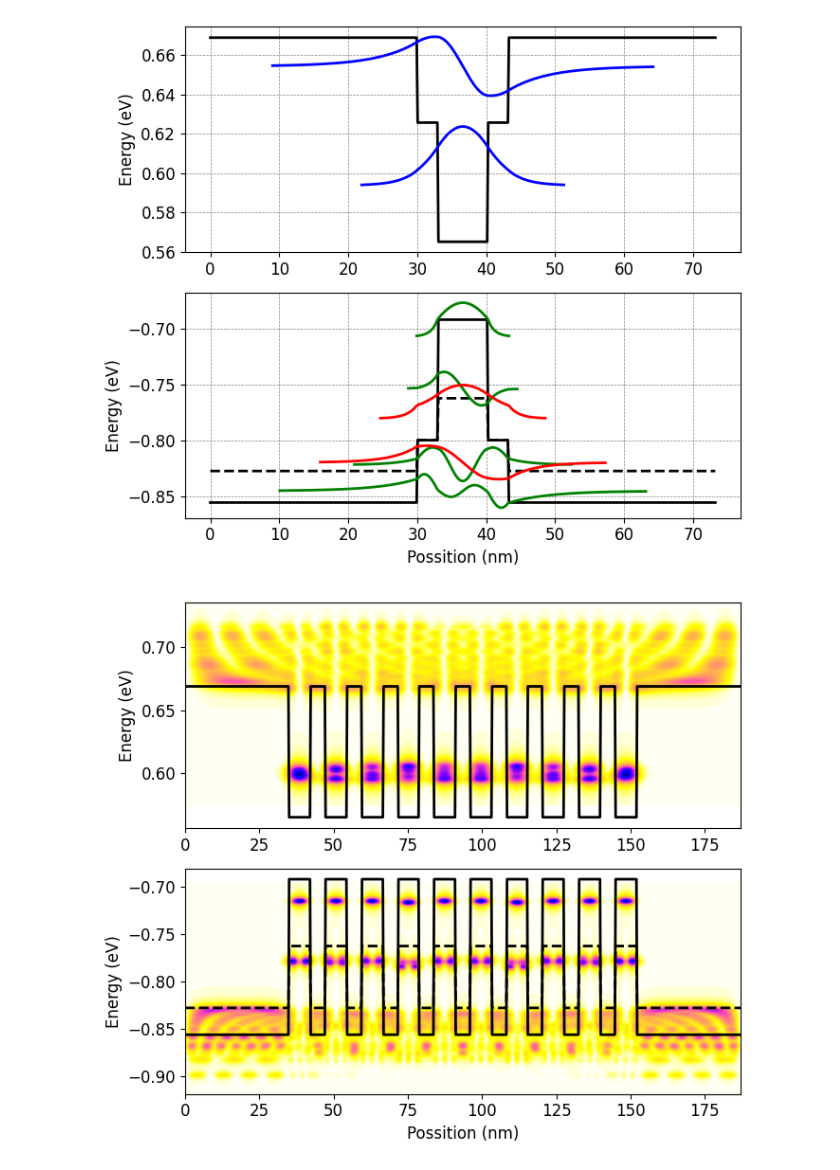
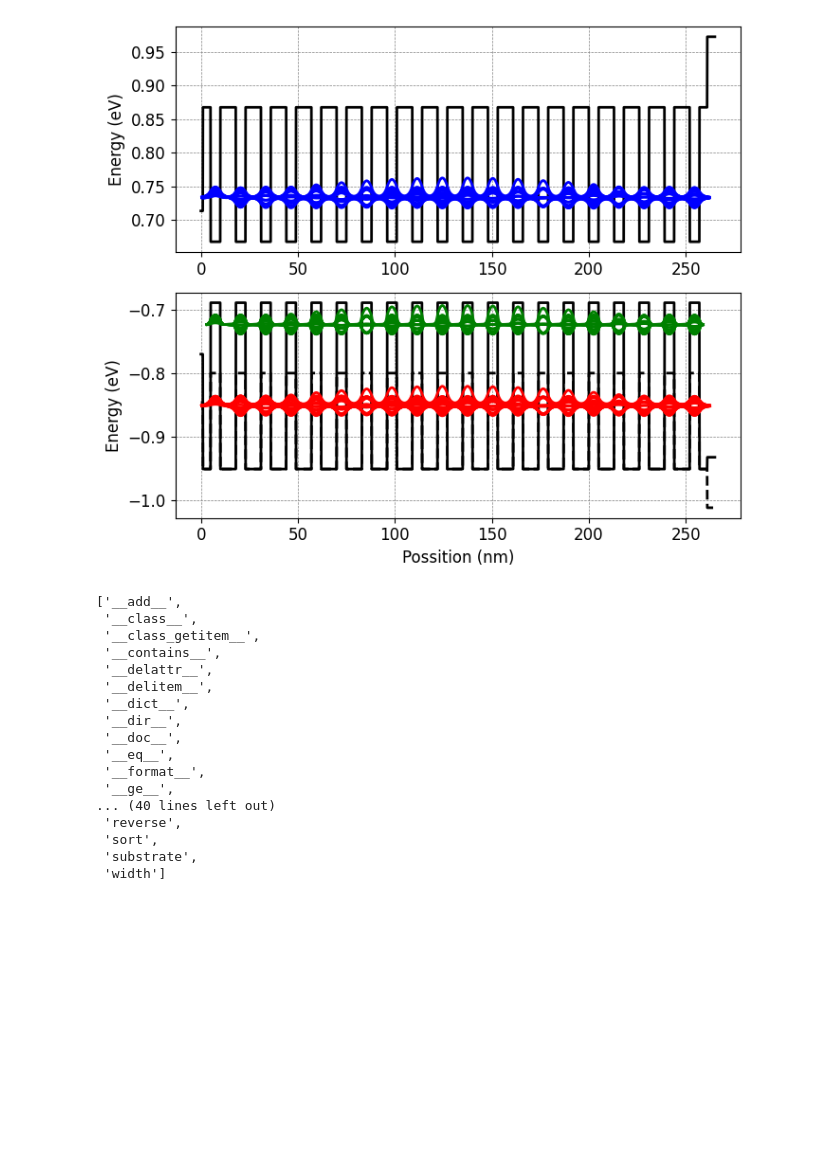
Before and after one commit to mikayla-eckelcifrese/EEE_434_functions, a Jupyter notebook: Semiconductor-Project/Solcore_material.ipynb, the cells around one changed output. Saved outputs shown, nothing was run; the diff lists cells and outputs as text; code cells hidden in the pictures; blank space fills up the shorter version.

```diff
--- a/Semiconductor-Project/Solcore_material.ipynb
+++ b/Semiconductor-Project/Solcore_material.ipynb
@@ -4,35 +4,21 @@ from solcore.structure import Layer, Structure
 import solcore.quantum_mechanics as QM
 
 # First we create the materials we need
-bulk = material("GaAsP")(T=293, strained=True)
-barrier = material("GaAs")(T=293, P=0.1, strained=True)
-bottom = material("AlGaAs")(T=293, Strained = True)
+top = material("GaAs")(T=293, strained = False)
+barrier = material("GaAsP")(T=293, P = 0.32, strained = False)
+well = material("GaInAs")(T=293, In = 0.11, strained = False)
+bottom = material("AlGaAs")(T=293, Al = 0.3, Strained = False) #doesn't recognize name pf compound
 
 # As well as some of the layers
-top_layer = Layer(width=si("1um"), material=barrier)
-inter = Layer(width=si("4um"), material=bulk)
-#barrier_layer = Layer(width=si("5nm"), material=barrier)
-bottom_layer = Layer(width=si("4um"))
+top_layer = Layer(width=si("10nm"), material=top)
+barrier_layer = Layer(width=si("2.5nm"), material=barrier)
+well_layer = Layer(width=si("8.5nm"), material=well)
+bottom_layer = Layer(width=si("10nm"), material=bottom)
 
-# We create the QW material at the given composition
-QW = material("InGaAs")(T=293, In=0.15, strained=True) #???
 
-# And the layer
-well_layer = Layer(width=si("7.2nm"), material=QW) #???
+# Layered quantum wells
+layers = [top_layer, barrier_layer] + 10 * [well_layer, barrier_layer] + [bottom_layer]
 
-# The following lines create the QW structure, with different number of QWs and interlayers. Indicating the substrate
-# material with the keyword "substrate" is essential in order to calculate correctly the strain.
-
-# A single QW with interlayers
-
-list = [top_layer] + 10*[inter, well_layer, inter] + [bottom_layer]
-
-test_structure_1 = Structure(list, substrate=bulk)
+test_structure_1 = Structure(layers, substrate=top)
 output_1 = QM.schrodinger(test_structure_1, quasiconfined=0, graphtype='potentials', num_eigenvalues=20, show=True)
-
-# 10 QWs without interlayers
-#test_structure_2 = Structure([top_layer, barrier_layer] + 10 * [well_layer, barrier_layer] + [bottom_layer],
-#                             substrate=bulk)
-#output_2 = QM.schrodinger(test_structure_2, quasiconfined=0.05, graphtype='potentialsLDOS', num_eigenvalues=200,
-#                          show=True)
 # %% [output]
@@ -40,2 +25,21 @@ WARNING: The RCWA solver will not be available because an S4 installation has no
-[figure, old version]
+[figure, new version]
-[figure, removed]
+# %%
+dir(test_structure_1)
+# %% [output]
+['__add__',
+ '__class__',
+ '__class_getitem__',
+ '__contains__',
+ '__delattr__',
+ '__delitem__',
+ '__dict__',
+ '__dir__',
+ '__doc__',
+ '__eq__',
+ '__format__',
+ '__ge__',
+... (40 lines left out)
+ 'reverse',
+ 'sort',
+ 'substrate',
+ 'width']
```
Also changed, not shown: parts of 1 cell of this notebook.
